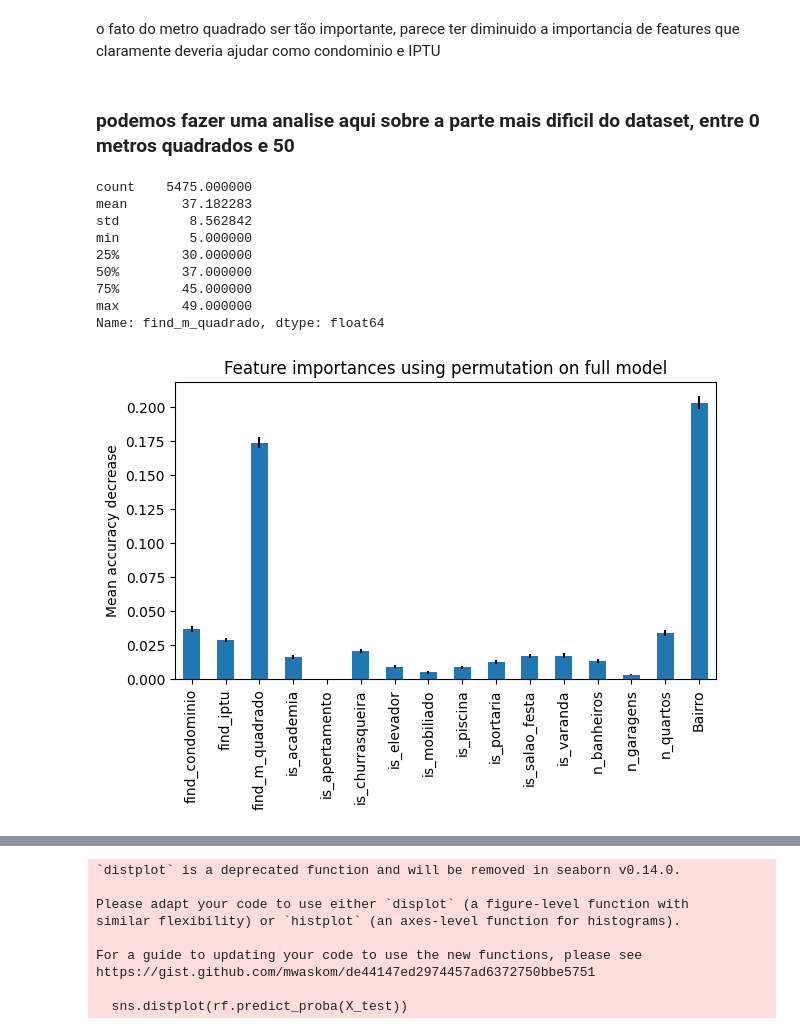
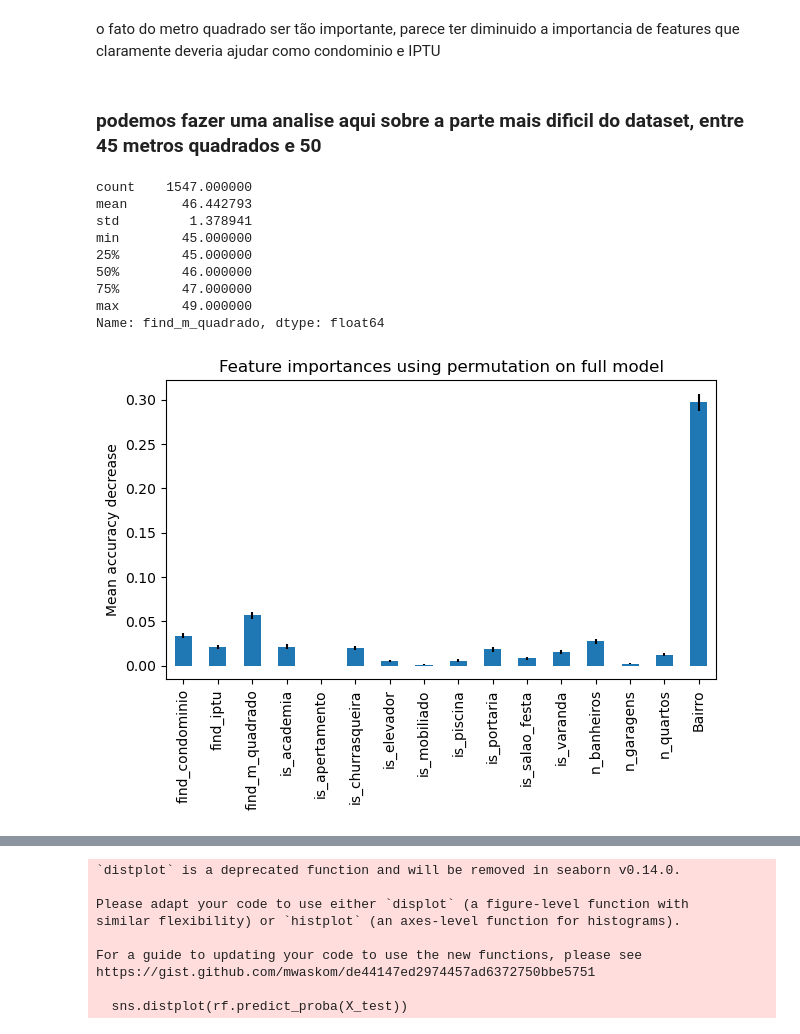
Before and after one commit to Edu-p/interp-conf-ml, a Jupyter notebook: notebooks/models.ipynb, the cells around one changed output, grey strips where cells are left out. Drawn from its saved outputs; the diff is of its cells as text; code cells hidden in the pictures.

```diff
--- a/notebooks/models.ipynb
+++ b/notebooks/models.ipynb
@@ -39,7 +15,7 @@ target_col = 'expensive'
 # 1. Lendo base
 # %%
 path_raw = os.getenv('PATH_TO_SPLIT')
-df = pd.read_csv(r'C:\Users\davim\interp-conf-ml\data\to_split.csv', sep=',')
+df = pd.read_csv(path_raw, sep=',')
 # df = pd.read_csv(path_raw, sep=',')
 # %%
 df = df.drop(df.columns[0], axis=1)
@@ -418,43 +309,43 @@ Vemos uma parte baixa no grafico, do inicio até 50 .Quer dizer que quando o met
 # %% [markdown]
 o fato do metro quadrado ser tão importante, parece ter diminuido a importancia de features que claramente deveria ajudar como condominio e IPTU
 # %% [markdown]
-### podemos fazer uma analise aqui sobre a parte mais dificil do dataset, entre 0 metros quadrados e 50
+### podemos fazer uma analise aqui sobre a parte mais dificil do dataset, entre 45 metros quadrados e 50
 # %%
-pequena_casa_df =  pd.concat([X_test, y_test], axis=1)
-pequena_casa_df = df_1[df_1['find_m_quadrado'] < 50]
+casa_dificil_df =  pd.concat([X_test, y_test], axis=1)
+casa_dificil_df = df_1[(df_1['find_m_quadrado'] < 50) & (df_1['find_m_quadrado'] >= 45)]
 # %%
-X_pequeno = pequena_casa_df.drop(columns=[target_col])
-y_pequeno = pequena_casa_df[target_col]
+X_dificil = casa_dificil_df.drop(columns=[target_col])
+y_dificil = casa_dificil_df[target_col]
 # %%
-X_pequeno['find_m_quadrado'].describe()
+X_dificil['find_m_quadrado'].describe()
 # %% [output]
-count    5475.000000
-mean       37.182283
-std         8.562842
-min         5.000000
-25%        30.000000
-50%        37.000000
-75%        45.000000
+count    1547.000000
+mean       46.442793
+std         1.378941
+min        45.000000
+25%        45.000000
+50%        46.000000
+75%        47.000000
 max        49.000000
 Name: find_m_quadrado, dtype: float64
 # %%
 from sklearn.inspection import permutation_importance
 import matplotlib.pyplot as plt
 
-result = permutation_importance(rf, X_pequeno, y_pequeno, n_repeats=100, random_state=0)
+result = permutation_importance(rf, X_dificil, y_dificil, n_repeats=100, random_state=0)
 
 forest_importances = pd.Series(result.importances_mean, index=X.columns)
 
 fig, ax = plt.subplots()
 
 forest_importances.plot.bar(yerr=result.importances_std, ax=ax)
 
 ax.set_title("Feature importances using permutation on full model")
 ax.set_ylabel("Mean accuracy decrease")
 fig.tight_layout()
 plt.show()
 # %% [output]
-[figure, old version]
+[figure, new version]
 # %%
 from sklearn.inspection import PartialDependenceDisplay
 
```
Also changed, not shown: parts of 40 cells of this notebook.
